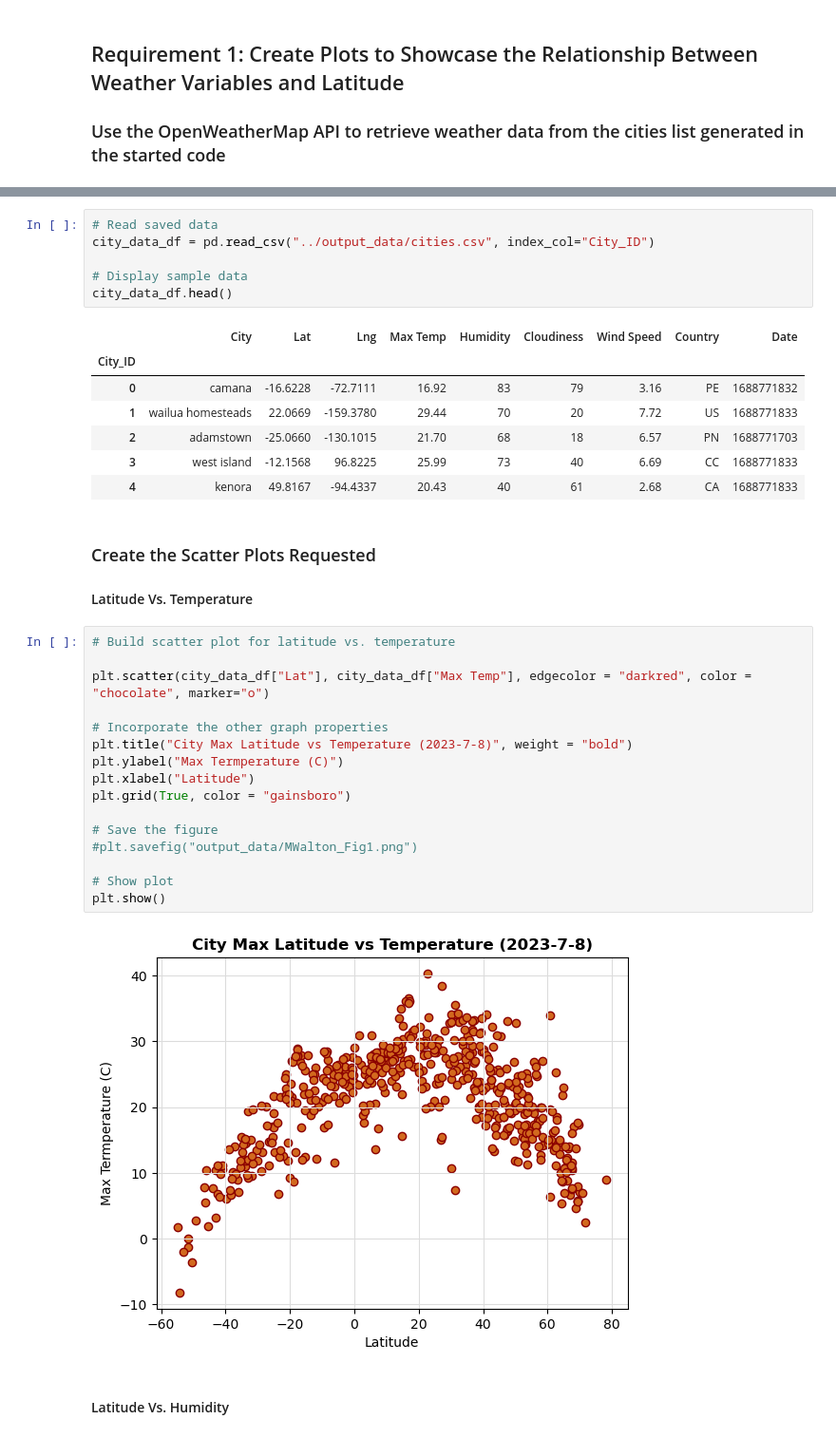
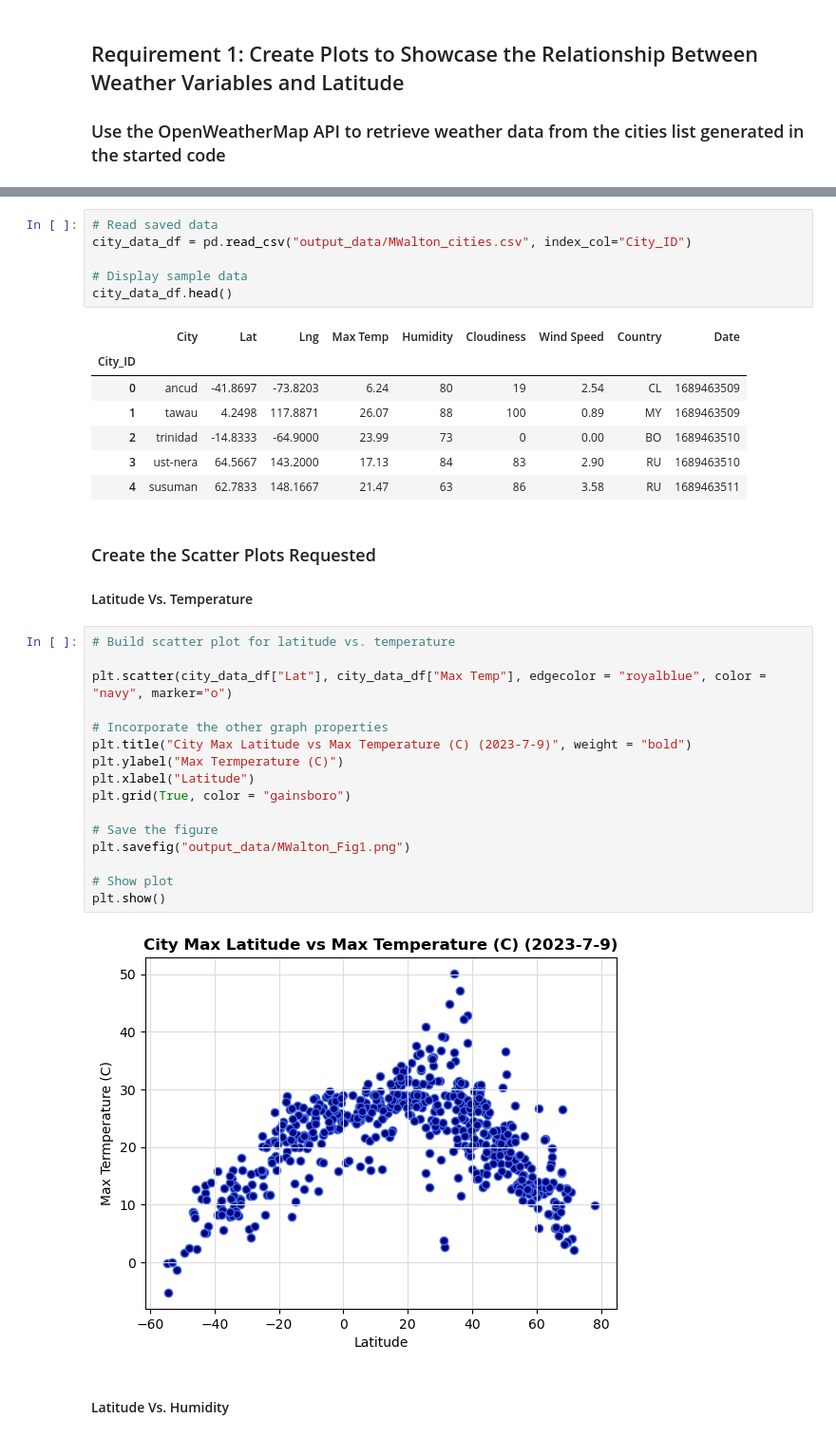
Before and after one commit to MireilleWalton/python-api-challenge, a Jupyter notebook: WeatherPy copy_MWalton.ipynb, the cells around one changed output, grey strips where cells are left out. Shown: that part at 95% size. Drawn from its saved outputs; the diff is of its cells as text.

```diff
--- a/WeatherPy copy_MWalton.ipynb
+++ b/WeatherPy copy_MWalton.ipynb
@@ -173,17 +175,17 @@ city_data_df.to_csv("../output_data/cities.csv", index_label="City_ID")
 # %%
 # Read saved data
-city_data_df = pd.read_csv("../output_data/cities.csv", index_col="City_ID")
+city_data_df = pd.read_csv("output_data/MWalton_cities.csv", index_col="City_ID")
 
 # Display sample data
 city_data_df.head()
 # %% [output]
 |  | City | Lat | Lng | Max Temp | Humidity | Cloudiness | Wind Speed | Country | Date |
 | City_ID |  |  |  |  |  |  |  |  |  |
-| 0 | camana | -16.6228 | -72.7111 | 16.92 | 83 | 79 | 3.16 | PE | 1688771832 |
-| 1 | wailua homesteads | 22.0669 | -159.3780 | 29.44 | 70 | 20 | 7.72 | US | 1688771833 |
-| 2 | adamstown | -25.0660 | -130.1015 | 21.70 | 68 | 18 | 6.57 | PN | 1688771703 |
-| 3 | west island | -12.1568 | 96.8225 | 25.99 | 73 | 40 | 6.69 | CC | 1688771833 |
-| 4 | kenora | 49.8167 | -94.4337 | 20.43 | 40 | 61 | 2.68 | CA | 1688771833 |
+| 0 | ancud | -41.8697 | -73.8203 | 6.24 | 80 | 19 | 2.54 | CL | 1689463509 |
+| 1 | tawau | 4.2498 | 117.8871 | 26.07 | 88 | 100 | 0.89 | MY | 1689463509 |
+| 2 | trinidad | -14.8333 | -64.9000 | 23.99 | 73 | 0 | 0.00 | BO | 1689463510 |
+| 3 | ust-nera | 64.5667 | 143.2000 | 17.13 | 84 | 83 | 2.90 | RU | 1689463510 |
+| 4 | susuman | 62.7833 | 148.1667 | 21.47 | 63 | 86 | 3.58 | RU | 1689463511 |
 # %% [markdown]
 ### Create the Scatter Plots Requested
 
@@ -191,21 +193,21 @@ city_data_df.head()
 # %%
 # Build scatter plot for latitude vs. temperature
 
-plt.scatter(city_data_df["Lat"], city_data_df["Max Temp"], edgecolor = "darkred", color = "chocolate", marker="o")
+plt.scatter(city_data_df["Lat"], city_data_df["Max Temp"], edgecolor = "royalblue", color = "navy", marker="o")
 
 # Incorporate the other graph properties
-plt.title("City Max Latitude vs Temperature (2023-7-8)", weight = "bold")
+plt.title("City Max Latitude vs Max Temperature (C) (2023-7-9)", weight = "bold")
 plt.ylabel("Max Termperature (C)")
 plt.xlabel("Latitude")
 plt.grid(True, color = "gainsboro")
 
 # Save the figure
-#plt.savefig("output_data/MWalton_Fig1.png")
+plt.savefig("output_data/MWalton_Fig1.png")
 
 # Show plot
 plt.show()
 # %% [output]
-[figure, old version]
+[figure, new version]
 # %% [markdown]
 #### Latitude Vs. Humidity
 # %%
```
Also changed, not shown: parts of 37 cells of this notebook, 7 other files.
